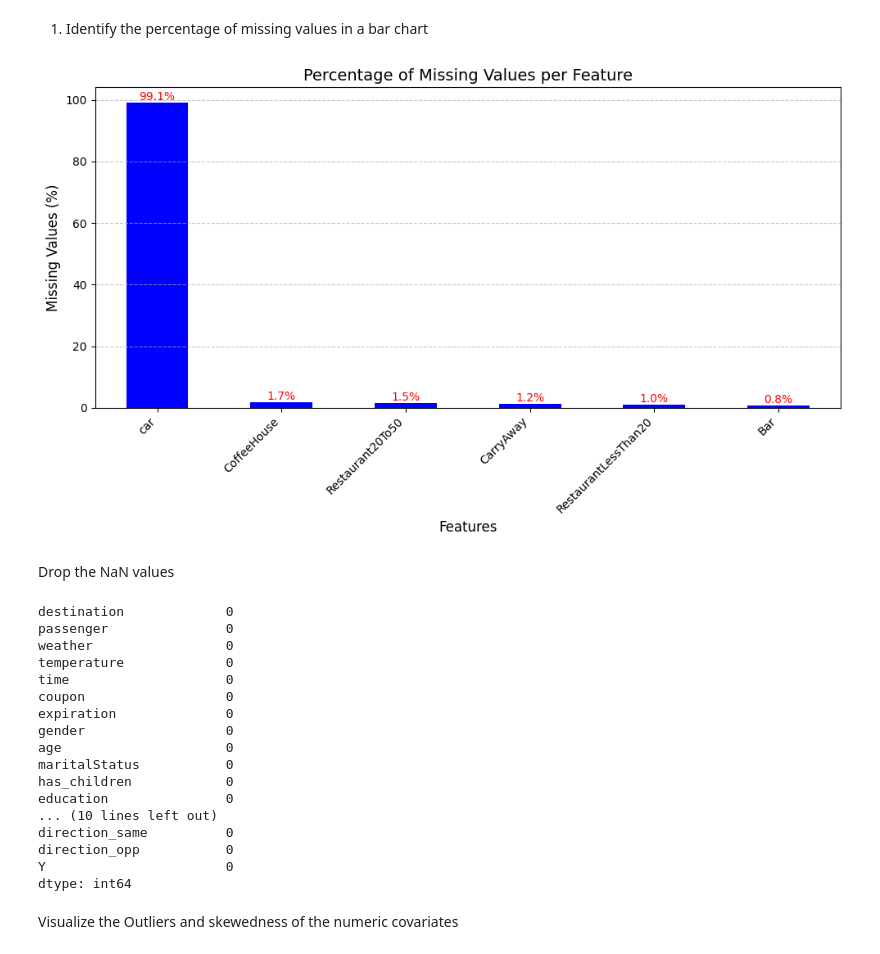
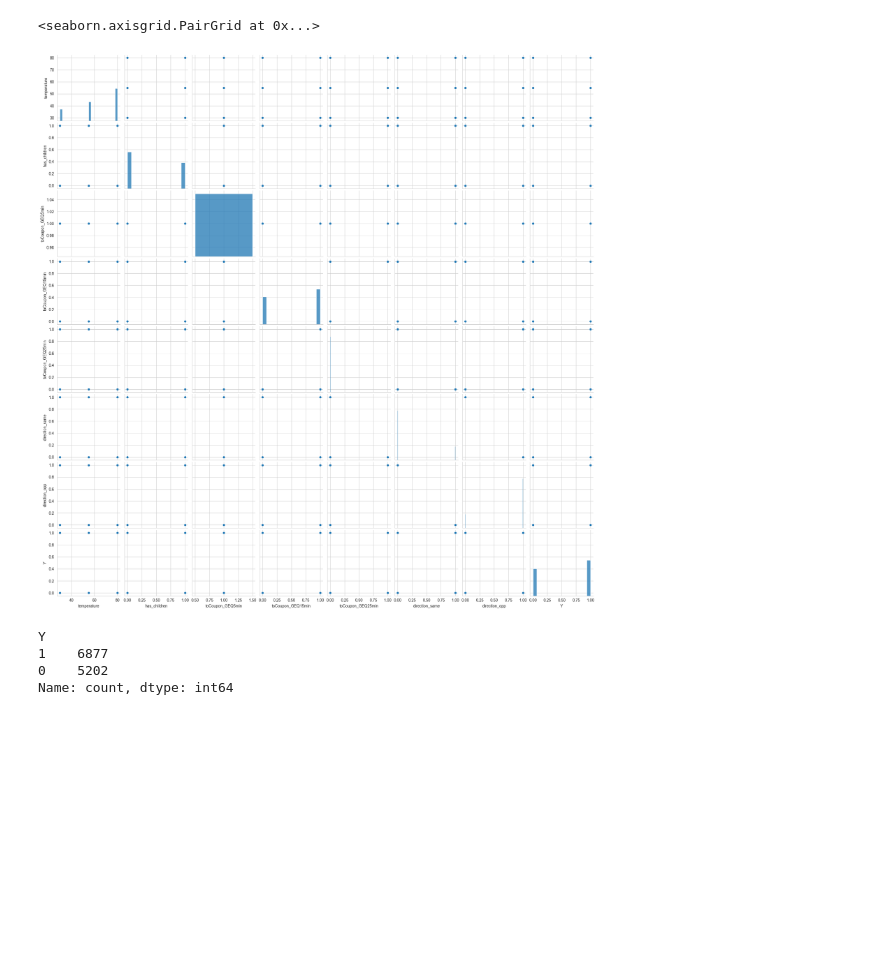
Before and after one commit to wimphil/machine_learning_group_11, a Jupyter notebook: Drivers_Recommendation_Dataset_Jupyter.ipynb, the cells around one changed output. Saved outputs shown, nothing was run; the diff lists cells and outputs as text; code cells hidden in the pictures; blank space fills up the shorter version.

```diff
--- a/Drivers_Recommendation_Dataset_Jupyter.ipynb
+++ b/Drivers_Recommendation_Dataset_Jupyter.ipynb
@@ -38,54 +16,12 @@ print(X.head())
-# %% [markdown]
-1. Identify the percentage of missing values in a bar chart
-# %%
-#Identify missing values and show them in a graphic
-#based on that graphic we deside what to do with the columns, e.g drop the NA or drop the whole column instead
-# 1. Calculate percentage of missing values for each column
-missing_percent = X.isnull().mean() * 100                  ##TODO. Use the missing_percent variable in the step below, so it is not neccesary to name them all manually, and the graph
-missing_percent = missing_percent[missing_percent > 0].sort_values(ascending=False)
-
-# 2. Create the bar chart
-plt.figure(figsize=(10, 6))
-ax = missing_percent.plot(kind='bar', color='blue')
-
-# 3. Add labels and title
-plt.title('Percentage of Missing Values per Feature', fontsize=14)
-plt.xlabel('Features', fontsize=12)
-plt.ylabel('Missing Values (%)', fontsize=12)
-plt.xticks(rotation=45, ha='right')
-plt.grid(axis='y', linestyle='--', alpha=0.7)
-
-# use of container
-for container in ax.containers:
-    ax.bar_label(container, fmt='%.1f%%', label_type='edge', color='red')
-
-plt.tight_layout()
-plt.show()
-# %% [output]
-[figure, removed]
-# %% [markdown]
-Drop the NaN values
-# %%
-X.drop(X.columns[X.columns.str.contains('car')], axis=1, inplace=True) # We drop the column car completly
-X = X.dropna()
-print(X.isnull().sum())
-# %% [output]
-destination             0
-passenger               0
-weather                 0
-temperature             0
-time                    0
-coupon                  0
-expiration              0
-gender                  0
-age                     0
-maritalStatus           0
-has_children            0
-education               0
-... (10 lines left out)
-direction_same          0
-direction_opp           0
-Y                       0
-dtype: int64
-# %% [markdown]
-Visualize the Outliers and skewedness of the numeric covariates
+# %%
+sns.pairplot(X)
+# %% [output]
+<seaborn.axisgrid.PairGrid at 0x...>
+[figure, added]
+# %%
+X['Y'].value_counts()
+# %% [output]
+Y
+1    6877
+0    5202
+Name: count, dtype: int64
```
Also changed, not shown: parts of 14 cells of this notebook.
